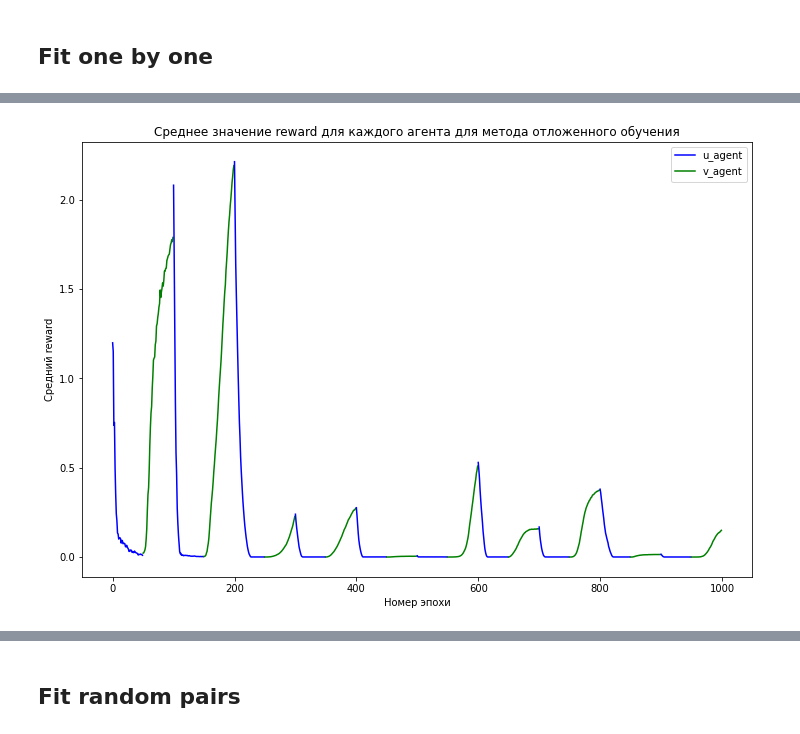
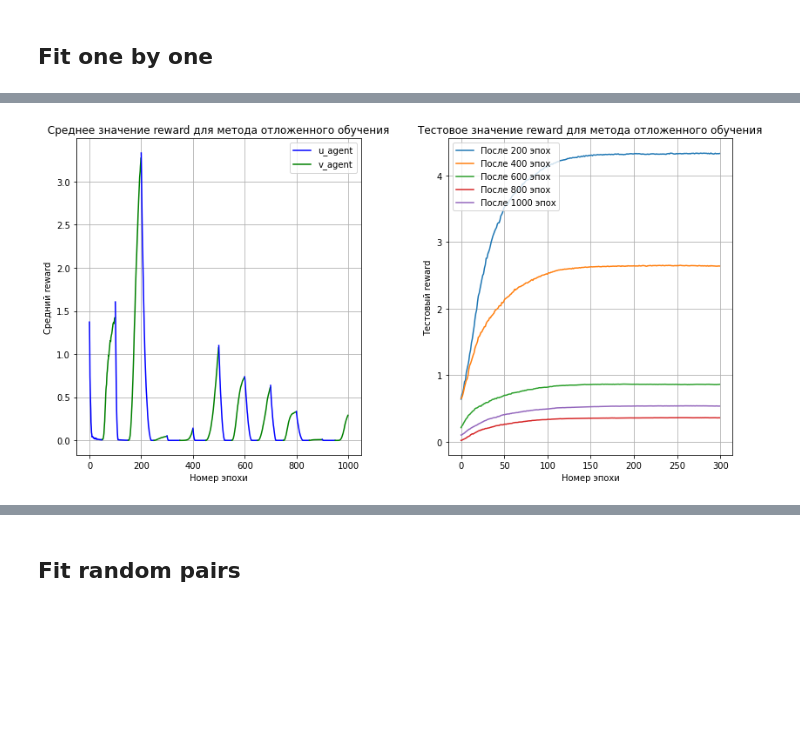
Before and after one commit to LiableFish/RL_Practise, a Jupyter notebook: UnequalGame/UnequalGameImplementation.ipynb, the cells around one changed output, grey strips where cells are left out. Drawn from its saved outputs; the diff is of its cells as text; code cells hidden in the pictures; blank space fills up the shorter version.

```diff
--- a/UnequalGame/UnequalGameImplementation.ipynb
+++ b/UnequalGame/UnequalGameImplementation.ipynb
@@ -500,6 +500,6 @@ plot_mean_rewards(mean_rewards, method_name='CCME метода', test_rewards=te
 u_agent_one_by_one = CCEMAgent((2,), (1,), percentile_param=10, action_max=env.u_action_max, reward_param=-1)
 v_agent_one_by_one = CCEMAgent((2,), (1,), percentile_param=90, action_max=env.v_action_max, reward_param=1)
 # %%
-u_fit_agent_one_by_one, mean_rewards_one_by_one, test_rewards_one_by_one =\
+u_fit_agent_one_by_one_02, mean_rewards_one_by_one_02, test_rewards_one_by_one_02 =\
 fit_agents_one_by_one(u_agent_one_by_one, v_agent_one_by_one, env, \
                        n_epochs=1000, n_sessions=100, n_iter_for_fit=50, epsilon=-1, n_iter_debug=200)
@@ -524,16 +506,29 @@ epoch: 299, mean reward: 0.2140662787344275
 # %%
-_, ax = plt.subplots(figsize=(12, 8))
+_, (ax1, ax2) = plt.subplots(1, 2, figsize=(12, 6))
+
 c = 'b'
 l = 0
-for rewards in np.array_split(mean_rewards_one_by_one, 20):
-    ax.plot(range(l, l + len(rewards)), rewards, color=c)
+
+for rewards in np.array_split(mean_rewards_one_by_one_02, 20):
+    ax1.plot(range(l, l + len(rewards)), rewards, color=c)
     l = l + len(rewards)
     c = 'b' if c=='g' else 'g'
-    ax.set_xlabel('Номер эпохи')
-    ax.set_ylabel('Средний reward')
-    ax.set_title('Среднее значение reward для каждого агента для метода отложенного обучения')
-    ax.legend(labels=['u_agent', 'v_agent'])
-    ax.grid()
+ax1.set_xlabel('Номер эпохи')
+ax1.set_ylabel('Средний reward')
+ax1.set_title('Среднее значение reward для метода отложенного обучения')
+ax1.legend(labels=['u_agent', 'v_agent'])
+ax1.grid()
+
+ax2.set_xlabel('Номер эпохи')
+ax2.set_ylabel('Тестовый reward')
+ax2.set_title('Тестовое значение reward для метода отложенного обучения')
+
+for i, test_reward in enumerate(test_rewards_one_by_one_02):
+    ax2.plot(range(len(test_reward)), test_reward, label=f'После {int((i + 1) * len(mean_rewards) / len(test_rewards))} эпох')
+ax2.legend(loc='upper left')
+ax2.grid()
+
+plt.tight_layout()
 plt.show()
 # %% [output]
-[figure, old version]
+[figure, new version]
```
Also changed, not shown: parts of 16 cells of this notebook.
